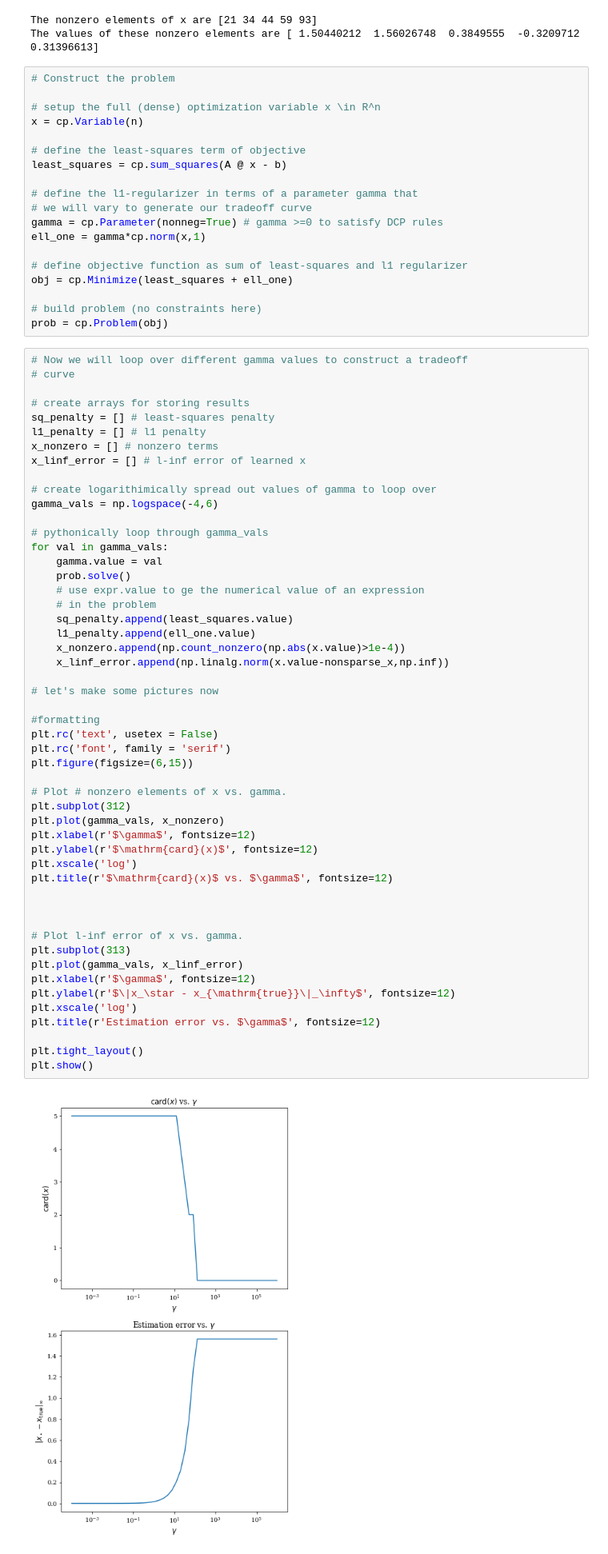
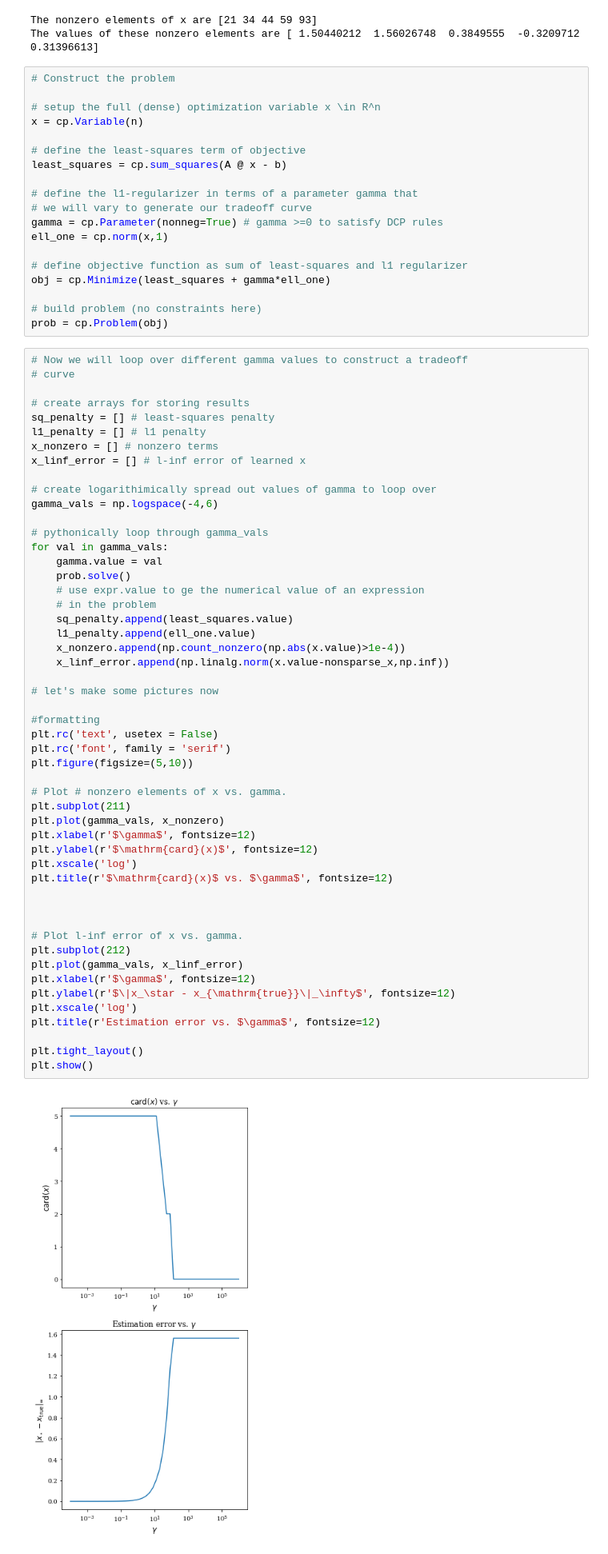
Before and after one commit to nikolaimatni/ese605-notebooks, a Jupyter notebook: cvxpy_tutorial.ipynb, the cells around one changed output. Shown at 80% size. Drawn from its saved outputs; the diff is of its cells as text.

```diff
--- a/cvxpy_tutorial.ipynb
+++ b/cvxpy_tutorial.ipynb
@@ -285,10 +285,10 @@ least_squares = cp.sum_squares(A @ x - b)
 # define the l1-regularizer in terms of a parameter gamma that
 # we will vary to generate our tradeoff curve
 gamma = cp.Parameter(nonneg=True) # gamma >=0 to satisfy DCP rules
-ell_one = gamma*cp.norm(x,1)
+ell_one = cp.norm(x,1)
 
 # define objective function as sum of least-squares and l1 regularizer
-obj = cp.Minimize(least_squares + ell_one)
+obj = cp.Minimize(least_squares + gamma*ell_one)
 
 # build problem (no constraints here)
 prob = cp.Problem(obj)
@@ -314,37 +314,37 @@ for val in gamma_vals:
     sq_penalty.append(least_squares.value)
     l1_penalty.append(ell_one.value)
     x_nonzero.append(np.count_nonzero(np.abs(x.value)>1e-4))
     x_linf_error.append(np.linalg.norm(x.value-nonsparse_x,np.inf))
 
 # let's make some pictures now
 
 #formatting
 plt.rc('text', usetex = False)
 plt.rc('font', family = 'serif')
-plt.figure(figsize=(6,15))
+plt.figure(figsize=(5,10))
 
 # Plot # nonzero elements of x vs. gamma.
-plt.subplot(312)
+plt.subplot(211)
 plt.plot(gamma_vals, x_nonzero)
 plt.xlabel(r'$\gamma$', fontsize=12)
 plt.ylabel(r'$\mathrm{card}(x)$', fontsize=12)
 plt.xscale('log')
 plt.title(r'$\mathrm{card}(x)$ vs. $\gamma$', fontsize=12)
 
 
 
 # Plot l-inf error of x vs. gamma.
-plt.subplot(313)
+plt.subplot(212)
 plt.plot(gamma_vals, x_linf_error)
 plt.xlabel(r'$\gamma$', fontsize=12)
 plt.ylabel(r'$\|x_\star - x_{\mathrm{true}}\|_\infty$', fontsize=12)
 plt.xscale('log')
 plt.title(r'Estimation error vs. $\gamma$', fontsize=12)
 
 plt.tight_layout()
 plt.show()
 # %% [output]
-[figure, old version]
+[figure, new version]
 # %% [markdown]
 As you can see above, for $\gamma \in [10^-4,10^0]$, we recover the correct sparsity with $\mathrm{card}(x_\star)=5$ and $\|x_\star-x_{true}\}\|_\infty \approx 0$.  Then, for larger values, we are over penalizing sparsity, and get either an overly regularized value with correct sparity ($\gamma = 10^1$), or a too sparse value $\gamma \geq 10^2$.  In comparison, the least squares estimate does much worse!
 # %%
```
Also changed, not shown: 3 other files.
